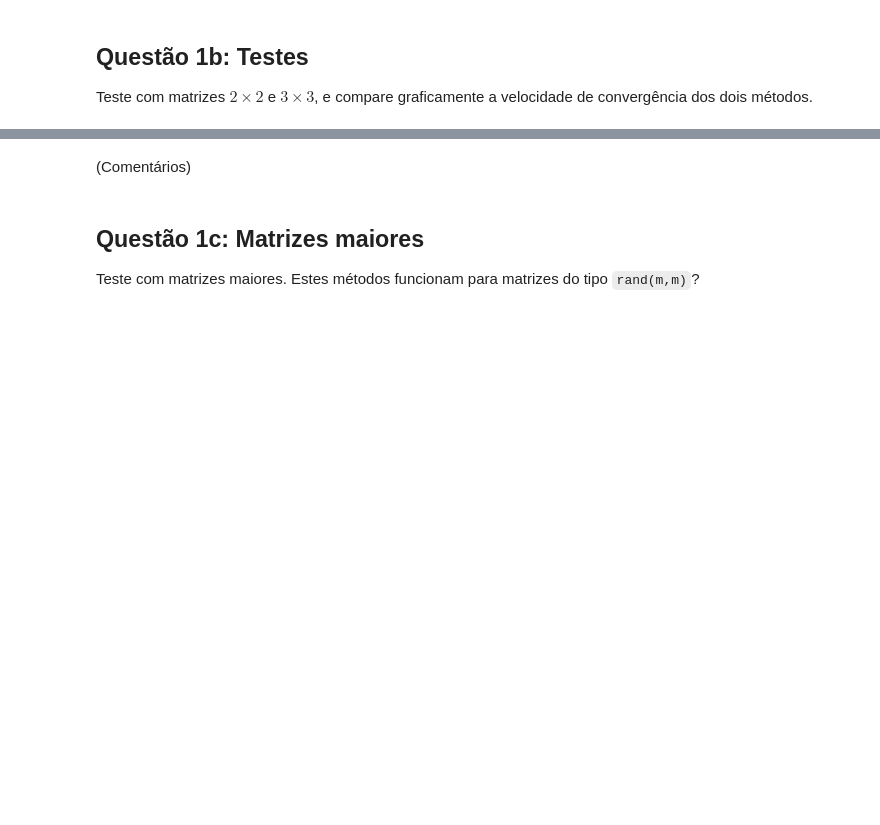
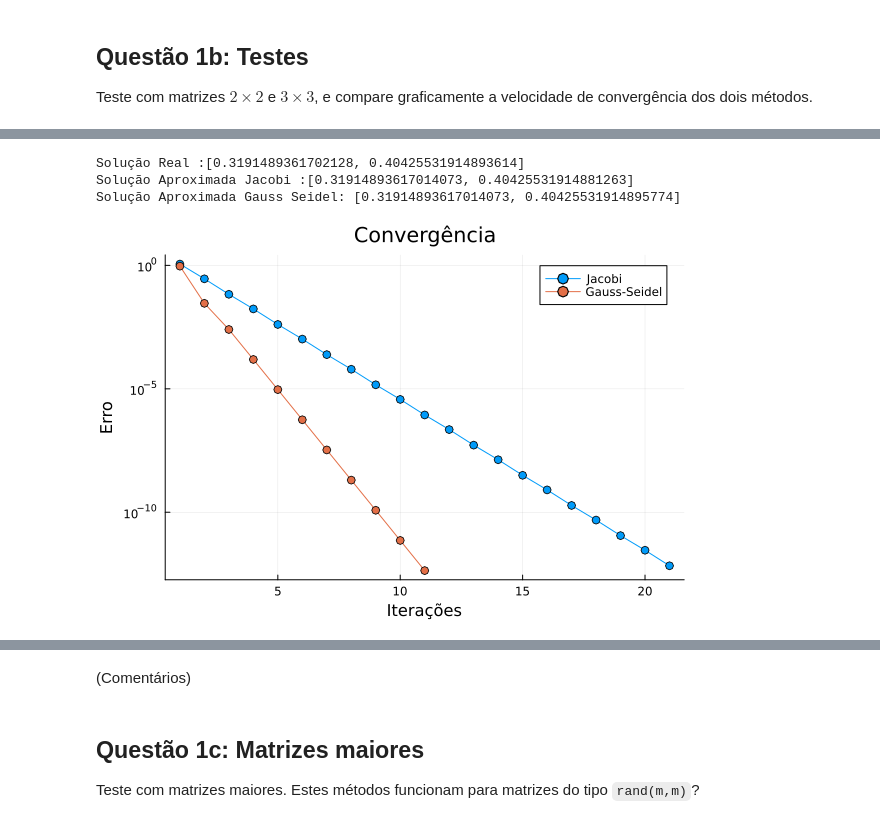
Before and after one commit to davi-dressler/fgv_aln, a Jupyter notebook: Trab_2/Projeto2.ipynb, the cells around one changed output, grey strips where cells are left out. Cells and saved outputs as stored; diff of their text form; code cells hidden in the pictures; blank space fills up the shorter version.

```diff
--- a/Trab_2/Projeto2.ipynb
+++ b/Trab_2/Projeto2.ipynb
@@ -17,0 +168,10 @@ Teste com matrizes $2 \times 2$ e $3 \times 3$, e compare graficamente a velocid
+# %%
+A = [10 2; 3 10]
+b = [4, 5]
+
+plotar_comparativo(A,b)
+# %% [output]
+Solução Real :[0.3191489361702128, 0.40425531914893614]
+Solução Aproximada Jacobi :[0.31914893617014073, 0.40425531914881263]
+Solução Aproximada Gauss Seidel: [0.31914893617014073, 0.40425531914895774]
+[figure, added]
```
Also changed, not shown: parts of 38 cells of this notebook, 2 other files.
